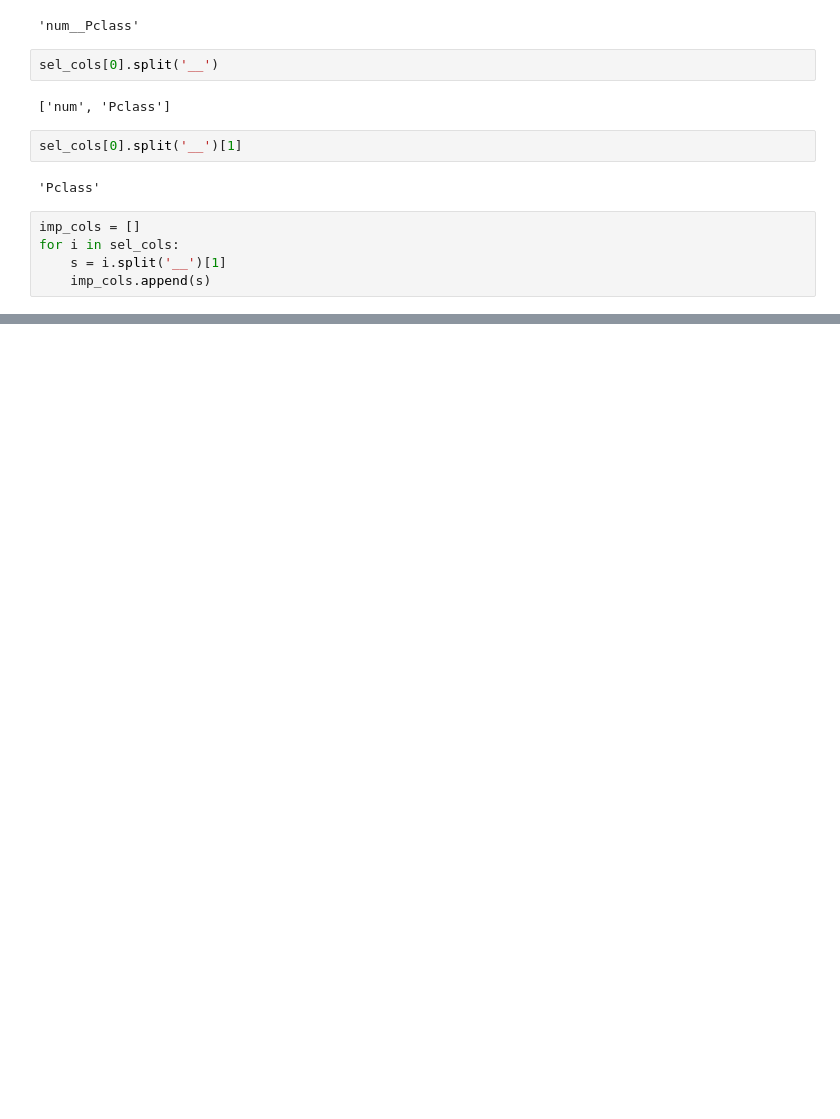
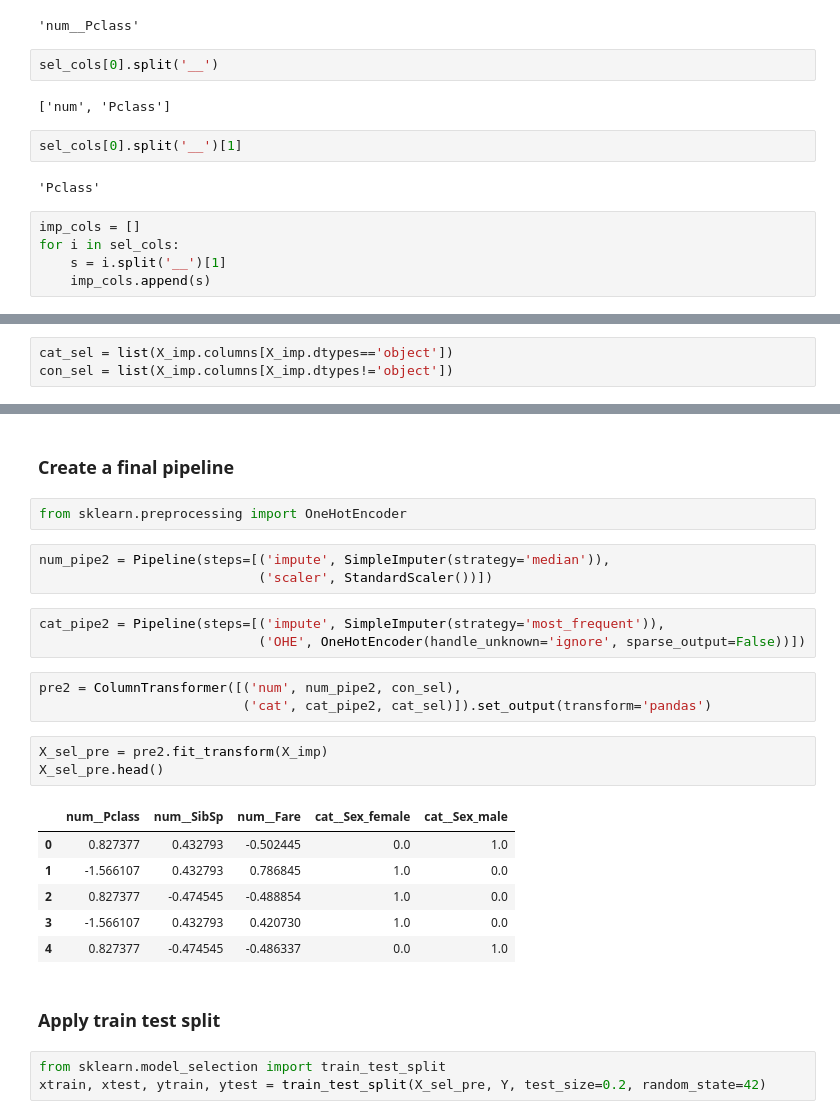
Before and after one commit to siddheshgujar/Machine-learning-, a Jupyter notebook: Feature selection/Mutual info Scores.ipynb, the cells around one changed output, grey strips where cells are left out. Saved outputs shown, nothing was run; the diff lists cells and outputs as text; blank space fills up the shorter version.

```diff
--- a/Feature selection/Mutual info Scores.ipynb
+++ b/Feature selection/Mutual info Scores.ipynb
@@ -257,0 +260,3 @@ X_imp.head()
+# %%
+cat_sel = list(X_imp.columns[X_imp.dtypes=='object'])
+con_sel = list(X_imp.columns[X_imp.dtypes!='object'])
@@ -257,0 +271,28 @@ X_imp.head()
+# %% [markdown]
+### Create a final pipeline
+# %%
+from sklearn.preprocessing import OneHotEncoder
+# %%
+num_pipe2 = Pipeline(steps=[('impute', SimpleImputer(strategy='median')),
+                            ('scaler', StandardScaler())])
+# %%
+cat_pipe2 = Pipeline(steps=[('impute', SimpleImputer(strategy='most_frequent')),
+                            ('OHE', OneHotEncoder(handle_unknown='ignore', sparse_output=False))])
+# %%
+pre2 = ColumnTransformer([('num', num_pipe2, con_sel),
+                          ('cat', cat_pipe2, cat_sel)]).set_output(transform='pandas')
+# %%
+X_sel_pre = pre2.fit_transform(X_imp)
+X_sel_pre.head()
+# %% [output]
+|  | num__Pclass | num__SibSp | num__Fare | cat__Sex_female | cat__Sex_male |
+| 0 | 0.827377 | 0.432793 | -0.502445 | 0.0 | 1.0 |
+| 1 | -1.566107 | 0.432793 | 0.786845 | 1.0 | 0.0 |
+| 2 | 0.827377 | -0.474545 | -0.488854 | 1.0 | 0.0 |
+| 3 | -1.566107 | 0.432793 | 0.420730 | 1.0 | 0.0 |
+| 4 | 0.827377 | -0.474545 | -0.486337 | 0.0 | 1.0 |
+# %% [markdown]
+### Apply train test split
+# %%
+from sklearn.model_selection import train_test_split
+xtrain, xtest, ytrain, ytest = train_test_split(X_sel_pre, Y, test_size=0.2, random_state=42)
```
Also changed, not shown: parts of 37 cells of this notebook, 4 other files.
